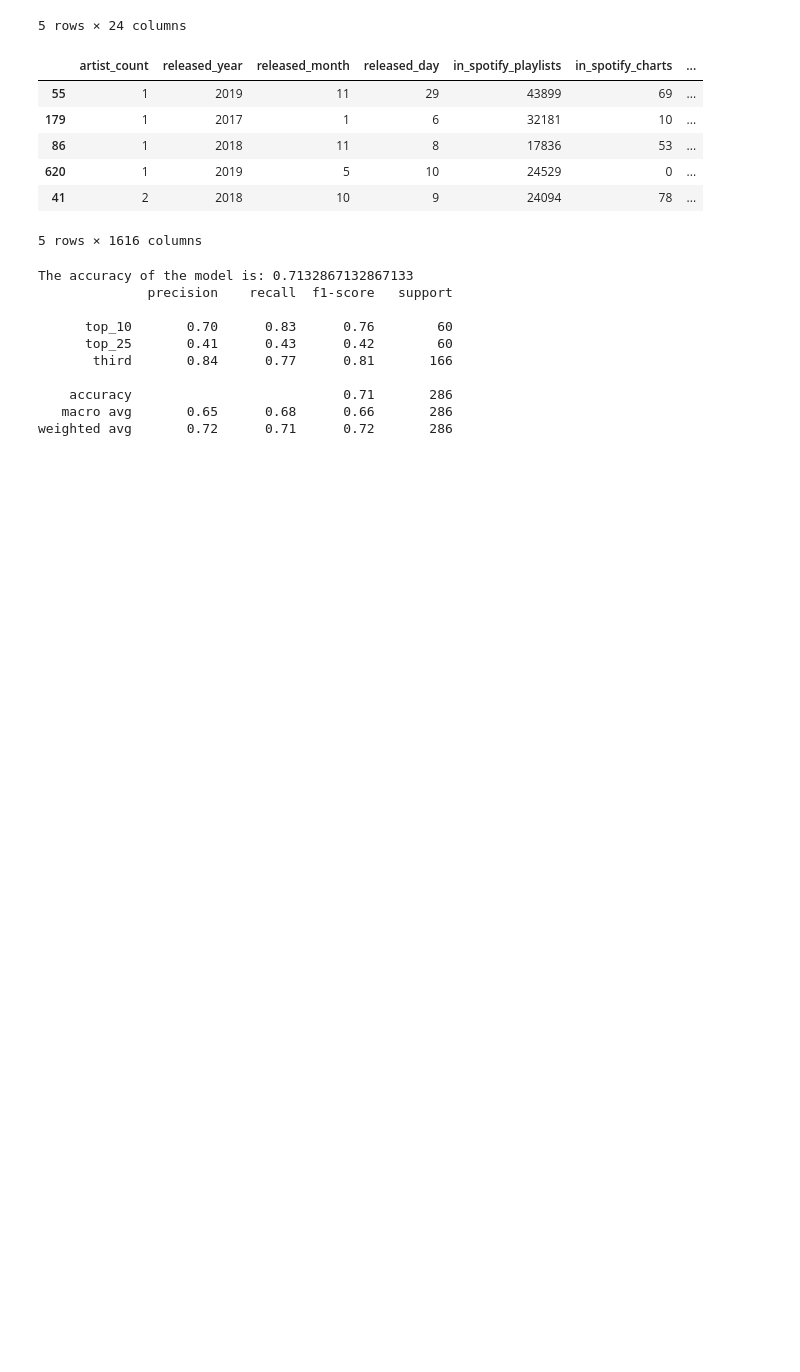
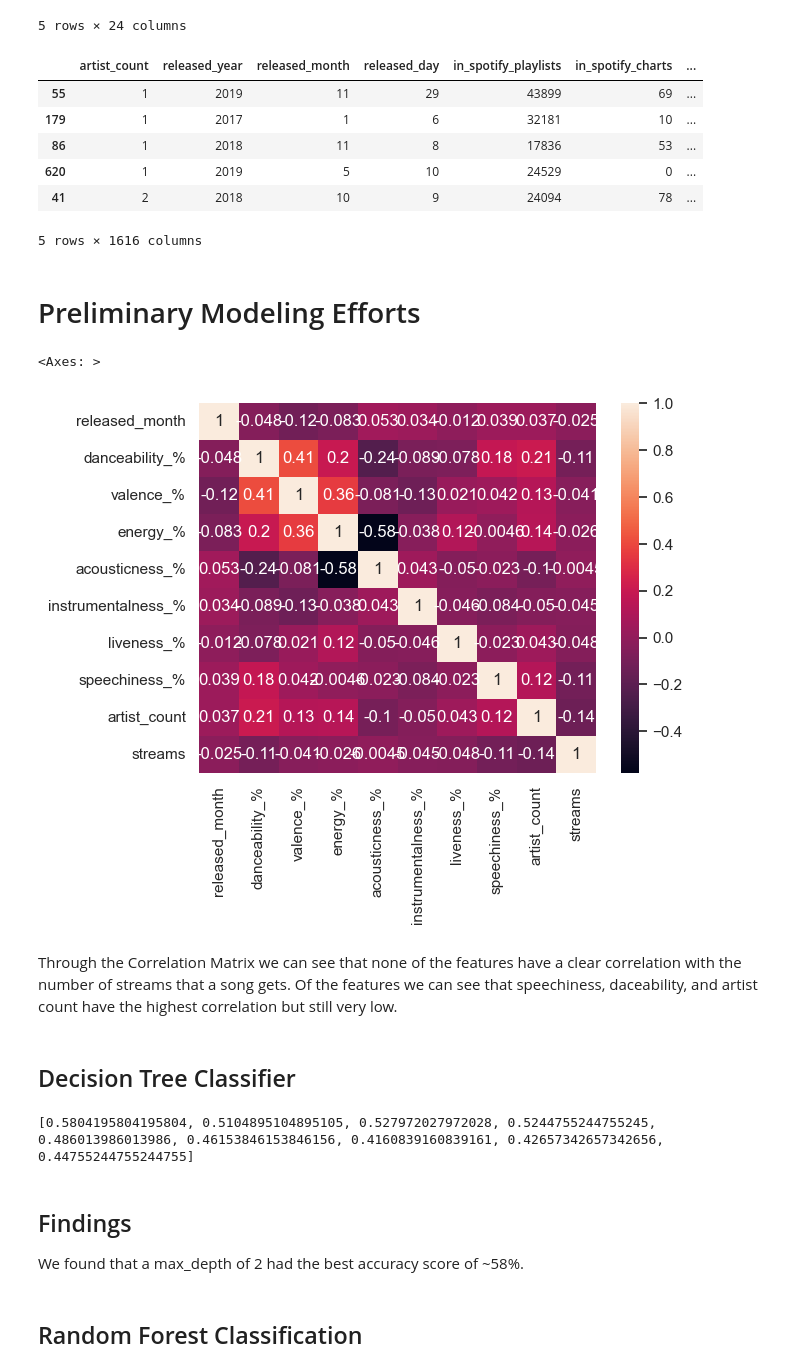
Before and after one commit to uzitak161/DS3000_Project, a Jupyter notebook: Project.EDA.ipynb, the cells around one changed output. Drawn from its saved outputs; the diff is of its cells as text; code cells hidden in the pictures; blank space fills up the shorter version.

```diff
--- a/Project.EDA.ipynb
+++ b/Project.EDA.ipynb
@@ -183,13 +175,25 @@ df.head()
 | 620 | 1 | 2019 | 5 | 10 | 24529 | 0 | ... |
 | 41 | 2 | 2018 | 10 | 9 | 24094 | 78 | ... |
 5 rows × 1616 columns
+# %% [markdown]
+# Preliminary Modeling Efforts #
+# %%
+# Create a correlation matrix of the features
+sns.heatmap(df[['released_month', 'danceability_%', 'valence_%', 'energy_%', 'acousticness_%' , 'instrumentalness_%', 'liveness_%', 'speechiness_%', 'artist_count', 'streams']].corr(), annot=True)
+# %% [output]
+<Axes: >
+[figure, added]
+# %% [markdown]
+Through the Correlation Matrix we can see that none of the features have a clear correlation with the number of streams that a song gets. Of the features we can see that speechiness, daceability, and artist count have the highest correlation but still very low.
+# %% [markdown]
+## Decision Tree Classifier ##
 # %%
 # decision tree classifier
 from sklearn.tree import DecisionTreeClassifier
 #encode the categorical feature
 
 
-X   = df[['released_month', 'mode_Minor', 'danceability_%', 'valence_%', 'energy_%', 'acousticness_%' , 'instrumentalness_%', 'liveness_%', 'speechiness_%', 'in_spotify_playlists']] #get the input features
+X   = df[['released_month', 'mode_Minor', 'danceability_%', 'valence_%', 'energy_%', 'acousticness_%' , 'instrumentalness_%', 'liveness_%', 'speechiness_%']] #get the input features
 y   = df['label']              #get the target
 
 X_train, X_test, y_train, y_test = train_test_split(X,              #the input features
@@ -200,30 +204,30 @@ X_train, X_test, y_train, y_test = train_test_split(X,              #the input f
                                                    )
 
 # change the criterion value for decision tree classifier
-dt = DecisionTreeClassifier(criterion='entropy', random_state=7)
-dt.fit(X_train, y_train)
 
-#predict the labels for the test set
-y_pred   = dt.predict(X_test)
+accuracy_scores = []
 
-#get the classification report for the decision tree
-y_pred = dt.predict(X_test)
+for i in range(2, 20, 2):
+    dt = DecisionTreeClassifier(criterion='entropy', max_depth=i, random_state=SEED)
+    dt.fit(X_train, y_train)
 
-print('The accuracy of the model is: {}'.format(dt.score(X_test, y_test)))
+    #predict the labels for the test set
+    y_pred   = dt.predict(X_test)
 
-target_names = ['top_10', 'top_25', 'third']
-print(classification_report(y_test, y_pred, target_names = target_names))
+    #get the classification report for the decision tree
+    y_pred = dt.predict(X_test)
+
+    accuracy_scores.append(dt.score(X_test, y_test))
+
+print(accuracy_scores)
 # %% [output]
-The accuracy of the model is: 0.7132867132867133
-              precision    recall  f1-score   support
-
-      top_10       0.70      0.83      0.76        60
-      top_25       0.41      0.43      0.42        60
-       third       0.84      0.77      0.81       166
-
-    accuracy                           0.71       286
-   macro avg       0.65      0.68      0.66       286
-weighted avg       0.72      0.71      0.72       286
+[0.5804195804195804, 0.5104895104895105, 0.527972027972028, 0.5244755244755245, 0.486013986013986, 0.46153846153846156, 0.4160839160839161, 0.42657342657342656, 0.44755244755244755]
+# %% [markdown]
+## Findings ##
+
+We found that a max_depth of 2 had the best accuracy score of ~58%.
+# %% [markdown]
+## Random Forest Classification ##
 # %%
 # random forest classification
 
```
Also changed, not shown: parts of 7 cells of this notebook.
